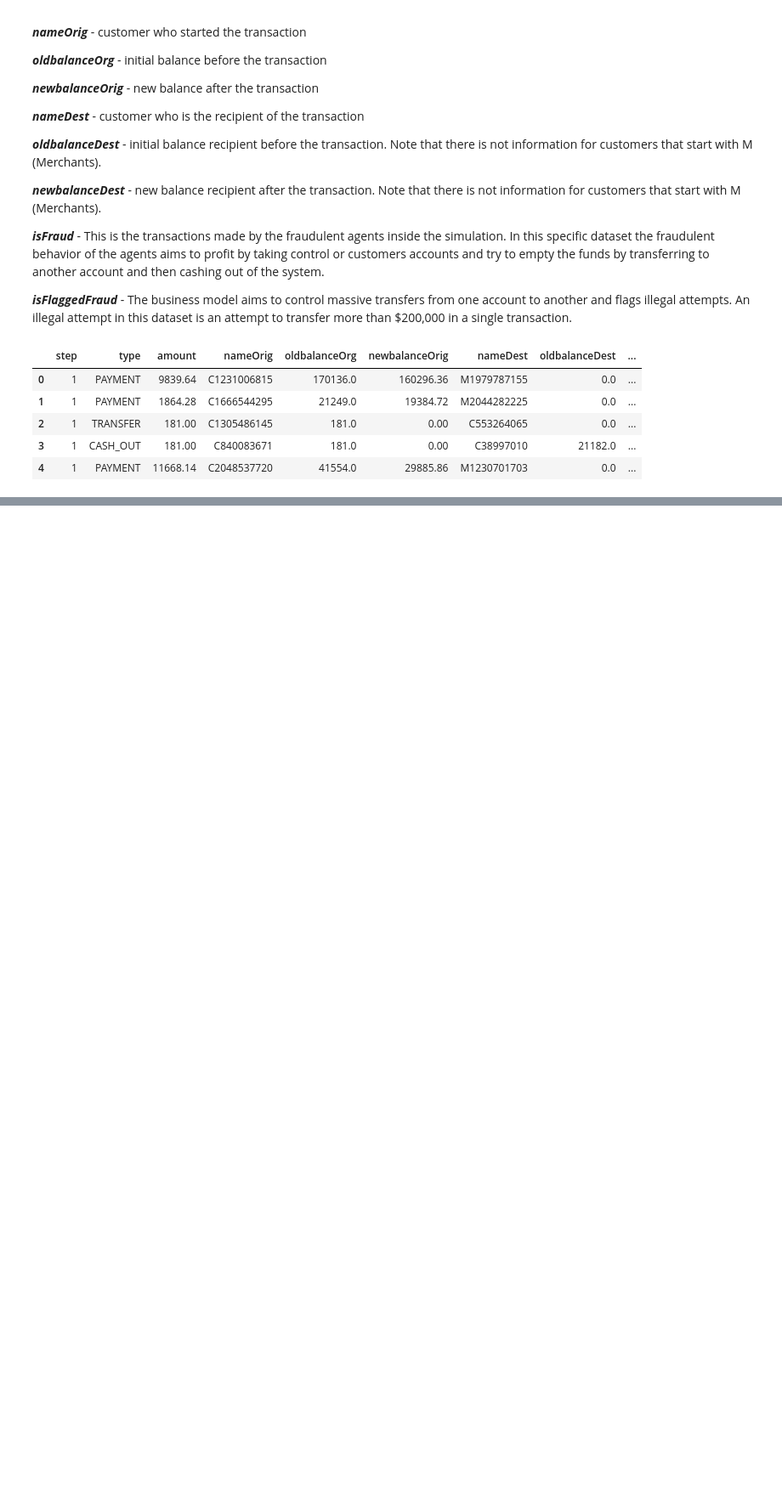
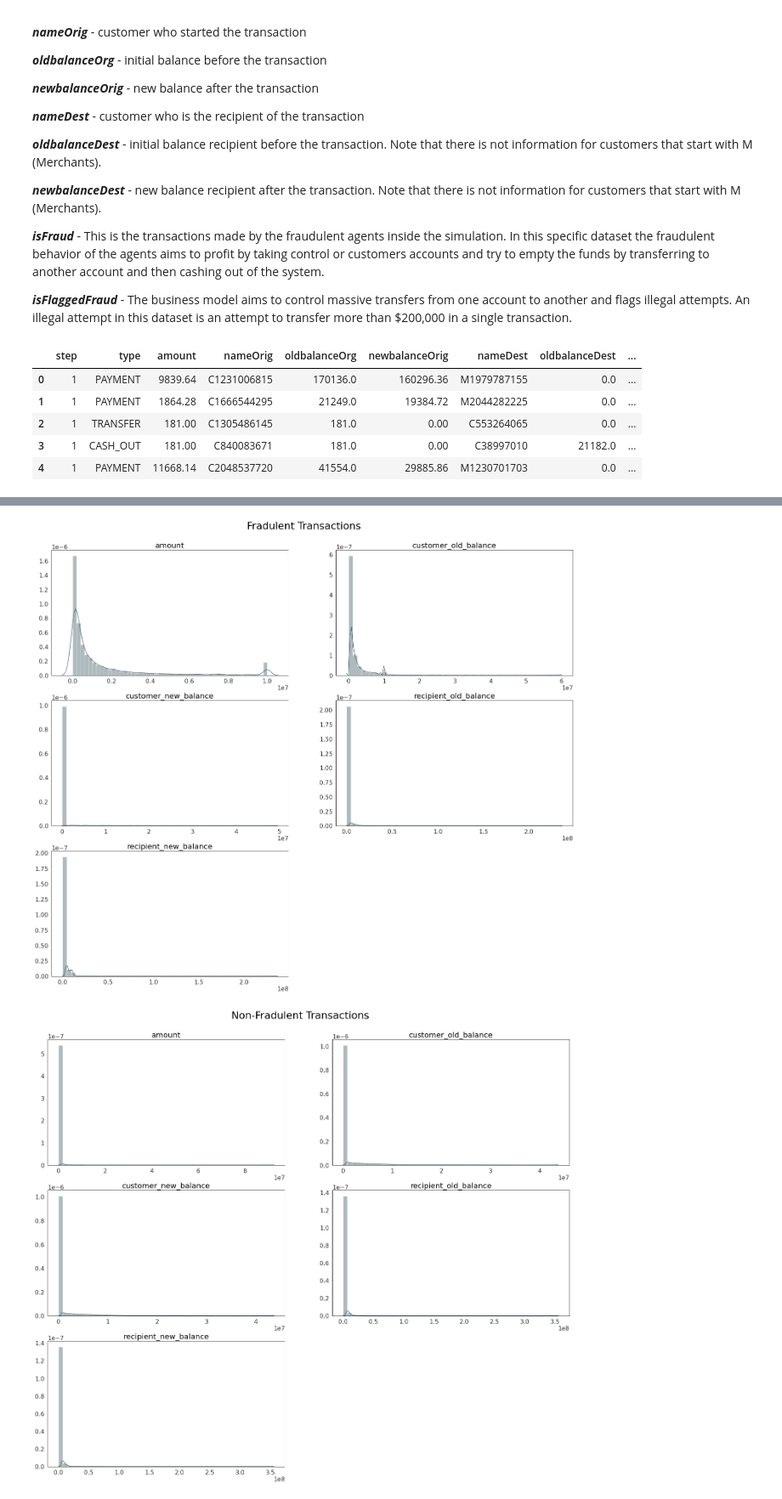
Before and after one commit to valmadrid/Detecting-Financial-Fraud-Transactions, a Jupyter notebook: financial_fraud.ipynb, the cells around one changed output, grey strips where cells are left out. Shown: that part at 85% size. Drawn from its saved outputs; the diff is of its cells as text; code cells hidden in the pictures; blank space fills up the shorter version.

```diff
--- a/financial_fraud.ipynb
+++ b/financial_fraud.ipynb
@@ -152,0 +129,28 @@ for col in cols:
+# %%
+cols = [
+    "amount", "customer_old_balance", "customer_new_balance",
+    "recipient_old_balance", "recipient_new_balance"
+]
+
+r = math.ceil(len(cols)/2)
+
+fig = plt.figure(figsize=(25, 7*r))
+for i, col in enumerate(cols):
+    ax = fig.add_subplot(r, 2, i + 1)
+    sns.distplot(df.query("is_fraud == 1")[col])
+    plt.xlabel(None)
+    plt.title(col, fontsize=20, color="black")
+plt.suptitle("Fradulent Transactions", fontsize=27, y=0.93, color="black")
+plt.show()
+
+fig = plt.figure(figsize=(25, 7*r))
+for i, col in enumerate(cols):
+    ax = fig.add_subplot(r, 2, i + 1)
+    sns.distplot(df.query("is_fraud == 0")[col])
+    plt.xlabel(None)
+    plt.title(col, fontsize=20, color="black")
+plt.suptitle("Non-Fradulent Transactions", fontsize=27, y=0.93, color="black")
+plt.show()
+# %% [output]
+[figure, added]
+[figure, added]
```
Also changed, not shown: parts of 13 cells of this notebook.
